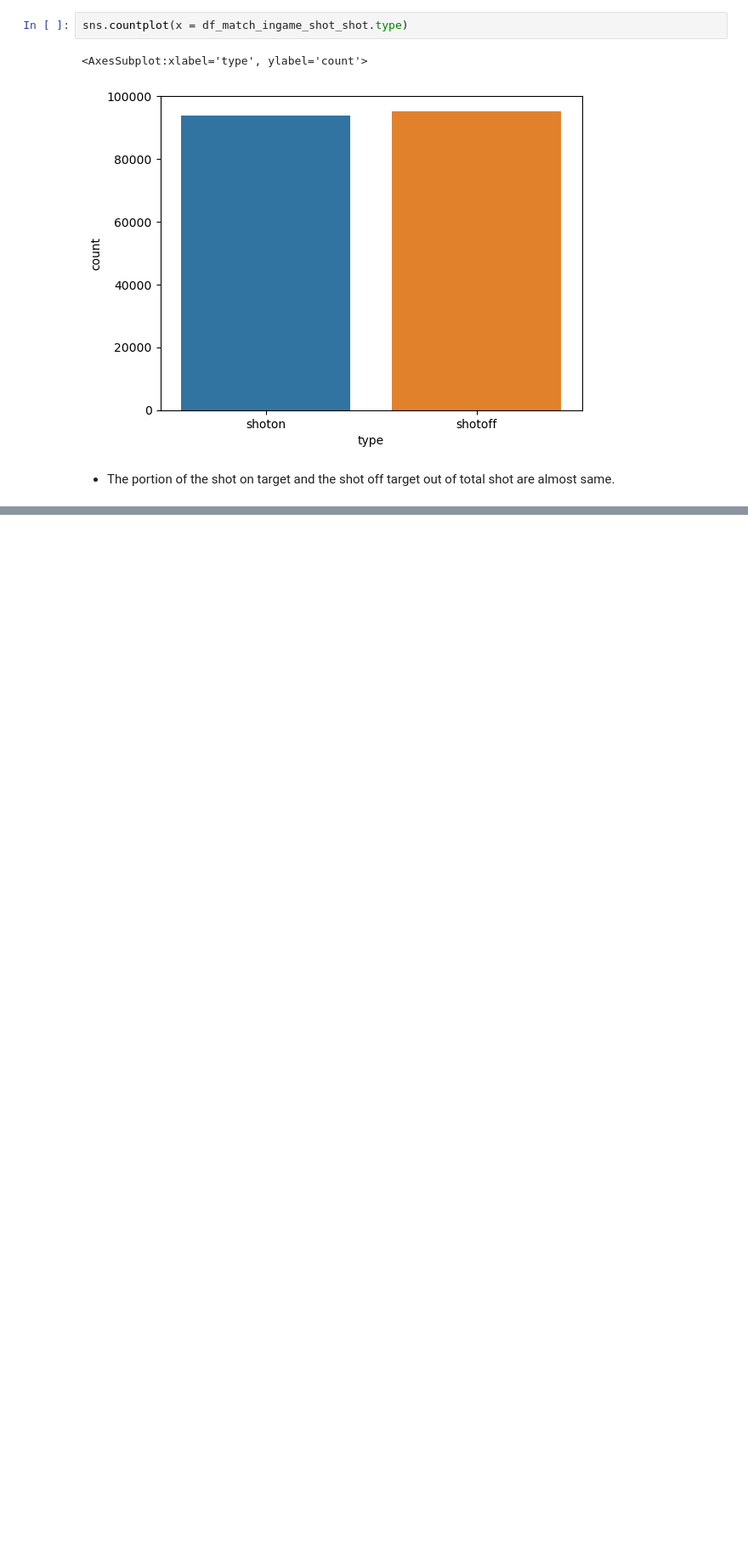
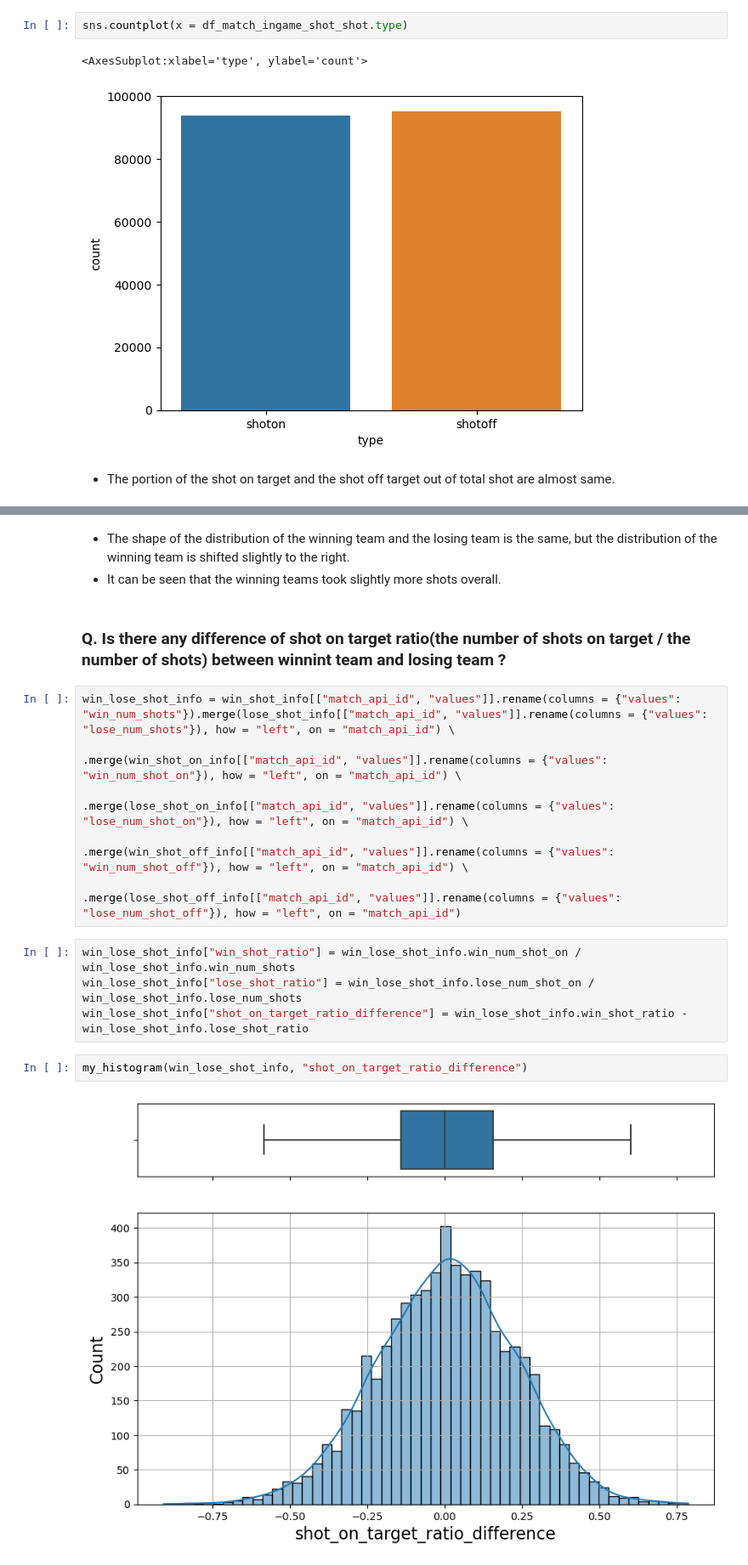
Before and after one commit to JunWoo-data/european_soccer_match_prediction, a Jupyter notebook: src/2.4.eda_match_ingame_shot.ipynb, the cells around one changed output, grey strips where cells are left out. Shown at 85% size. Saved outputs shown, nothing was run; the diff lists cells and outputs as text; blank space fills up the shorter version.

```diff
--- a/src/2.4.eda_match_ingame_shot.ipynb
+++ b/src/2.4.eda_match_ingame_shot.ipynb
@@ -765,0 +847,19 @@ sns.countplot(x = df_match_ingame_shot_shot.type)
+# %% [markdown]
+- The shape of the distribution of the winning team and the losing team is the same, but the distribution of the winning team is shifted slightly to the right.
+- It can be seen that the winning teams took slightly more shots overall.
+# %% [markdown]
+### Q. Is there any difference of shot on target ratio(the number of shots on target / the number of shots) between winnint team and losing team ?
+# %%
+win_lose_shot_info = win_shot_info[["match_api_id", "values"]].rename(columns = {"values": "win_num_shots"}).merge(lose_shot_info[["match_api_id", "values"]].rename(columns = {"values": "lose_num_shots"}), how = "left", on = "match_api_id") \
+                                                                                                            .merge(win_shot_on_info[["match_api_id", "values"]].rename(columns = {"values": "win_num_shot_on"}), how = "left", on = "match_api_id") \
+                                                                                                            .merge(lose_shot_on_info[["match_api_id", "values"]].rename(columns = {"values": "lose_num_shot_on"}), how = "left", on = "match_api_id") \
+                                                                                                            .merge(win_shot_off_info[["match_api_id", "values"]].rename(columns = {"values": "win_num_shot_off"}), how = "left", on = "match_api_id") \
+                                                                                                            .merge(lose_shot_off_info[["match_api_id", "values"]].rename(columns = {"values": "lose_num_shot_off"}), how = "left", on = "match_api_id")
+# %%
+win_lose_shot_info["win_shot_ratio"] = win_lose_shot_info.win_num_shot_on / win_lose_shot_info.win_num_shots
+win_lose_shot_info["lose_shot_ratio"] = win_lose_shot_info.lose_num_shot_on / win_lose_shot_info.lose_num_shots
+win_lose_shot_info["shot_on_target_ratio_difference"] = win_lose_shot_info.win_shot_ratio - win_lose_shot_info.lose_shot_ratio
+# %%
+my_histogram(win_lose_shot_info, "shot_on_target_ratio_difference")
+# %% [output]
+[figure, added]
```
Also changed, not shown: parts of 40 cells of this notebook.
